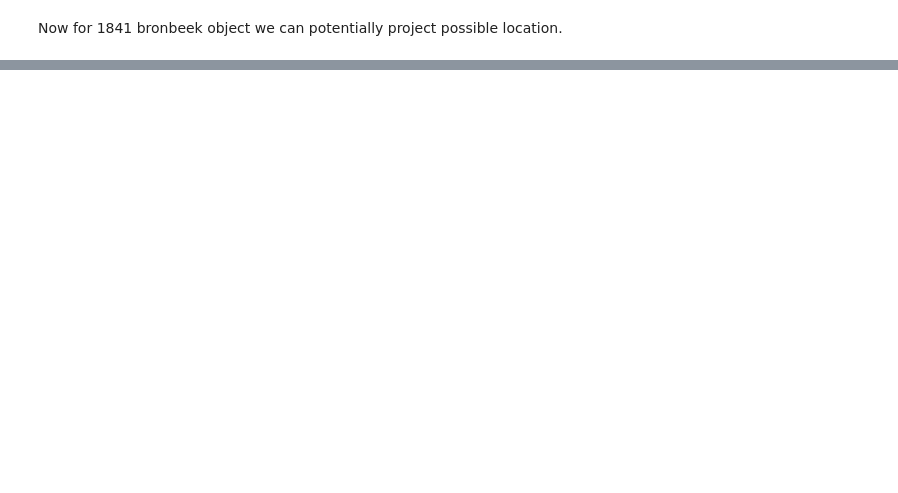
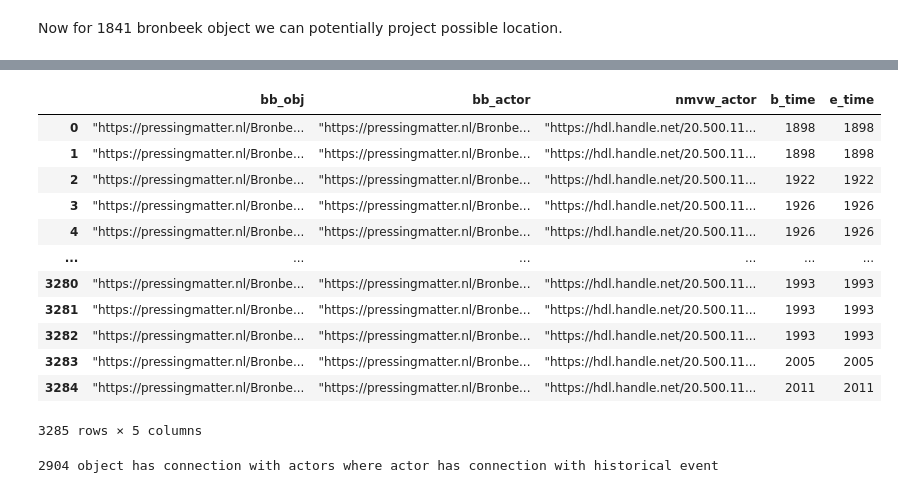
Before and after one commit to Shoilee/dh_entity_linking_v2, a Jupyter notebook: workflow/query/results.ipynb, the cells around one changed output, grey strips where cells are left out. Saved outputs shown, nothing was run; the diff lists cells and outputs as text; code cells hidden in the pictures; blank space fills up the shorter version.

```diff
--- a/workflow/query/results.ipynb
+++ b/workflow/query/results.ipynb
@@ -83,0 +740,51 @@ Now for 1841 bronbeek object we can potentially project possible location.
+# %%
+def cleanup_time(x: str):
+    # Check if x is not None and not an empty string
+    try:
+        if x == "None" :
+            return 0
+        if x and str(x).strip():
+            # Convert the cleaned string to an integer
+            return int(str(x).replace('"', '').strip()[:4])
+    except ValueError:
+        return 0
+
+# Read the second CSV file into DataFrame df2
+df2 = pd.read_csv("c5_bb.csv")
+df2 = df2.iloc[: , :-1]
+df2.columns = ["bb_obj" , "bb_actor" , "nmvw_actor" , "b_time" , "e_time"]
+df2['b_time'] = df2['b_time'].apply(cleanup_time)
+df2['e_time'] = df2['e_time'].apply(cleanup_time)
+
+# Remove duplicate rows in df2
+df2 = df2.drop_duplicates()
+
+# Extract unique 'nmvw_actor' values from df2
+unique_nmvw_actor = df1['nmvw_actor'].unique()
+
+# Filter df1 to keep only rows where 'nmvw_actor' exists in df2
+df1_filtered = df1[df1['nmvw_actor'].isin(unique_nmvw_actor)]
+
+df2 = df2.sort_values('nmvw_actor')
+
+df2
+# %% [output]
+|  | bb_obj | bb_actor | nmvw_actor | b_time | e_time |
+| 0 | "https://pressingmatter.nl/Bronbe... | "https://pressingmatter.nl/Bronbe... | "https://hdl.handle.net/20.500.11... | 1898 | 1898 |
+| 1 | "https://pressingmatter.nl/Bronbe... | "https://pressingmatter.nl/Bronbe... | "https://hdl.handle.net/20.500.11... | 1898 | 1898 |
+| 2 | "https://pressingmatter.nl/Bronbe... | "https://pressingmatter.nl/Bronbe... | "https://hdl.handle.net/20.500.11... | 1922 | 1922 |
+| 3 | "https://pressingmatter.nl/Bronbe... | "https://pressingmatter.nl/Bronbe... | "https://hdl.handle.net/20.500.11... | 1926 | 1926 |
+| 4 | "https://pressingmatter.nl/Bronbe... | "https://pressingmatter.nl/Bronbe... | "https://hdl.handle.net/20.500.11... | 1926 | 1926 |
+| ... | ... | ... | ... | ... | ... |
+| 3280 | "https://pressingmatter.nl/Bronbe... | "https://pressingmatter.nl/Bronbe... | "https://hdl.handle.net/20.500.11... | 1993 | 1993 |
+| 3281 | "https://pressingmatter.nl/Bronbe... | "https://pressingmatter.nl/Bronbe... | "https://hdl.handle.net/20.500.11... | 1993 | 1993 |
+| 3282 | "https://pressingmatter.nl/Bronbe... | "https://pressingmatter.nl/Bronbe... | "https://hdl.handle.net/20.500.11... | 1993 | 1993 |
+| 3283 | "https://pressingmatter.nl/Bronbe... | "https://pressingmatter.nl/Bronbe... | "https://hdl.handle.net/20.500.11... | 2005 | 2005 |
+| 3284 | "https://pressingmatter.nl/Bronbe... | "https://pressingmatter.nl/Bronbe... | "https://hdl.handle.net/20.500.11... | 2011 | 2011 |
+3285 rows × 5 columns
+# %%
+df2['bb_obj'].nunique()
+
+print(f"{df2['bb_obj'].nunique()} object has connection with actors where actor has connection with historical event")
+# %% [output]
+2904 object has connection with actors where actor has connection with historical event
```
Also changed, not shown: parts of 59 cells of this notebook, 17 other files.
